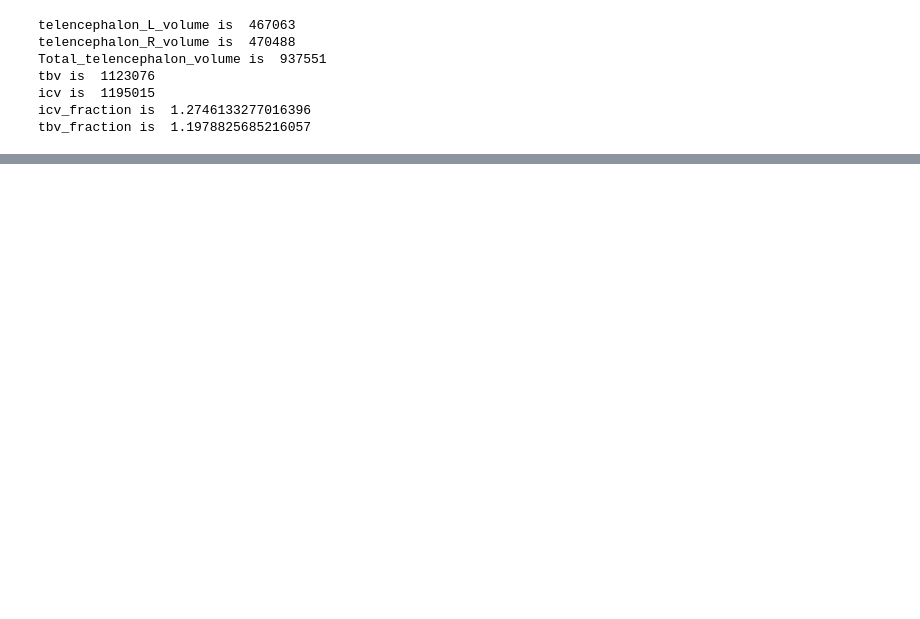
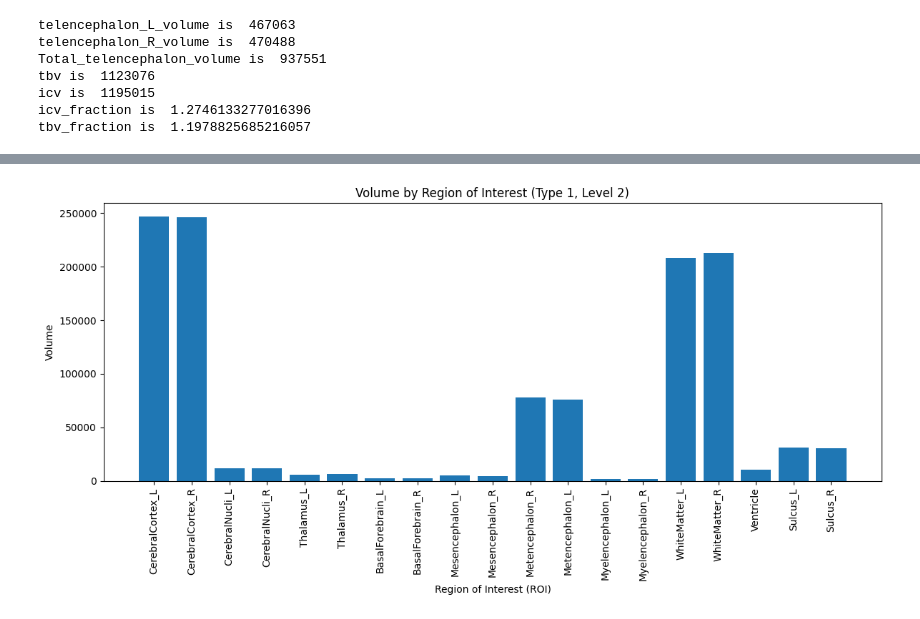
Before and after one commit to rjhanjee/my-first-repo, a Jupyter notebook: hw3.ipynb, the cells around one changed output, grey strips where cells are left out. Drawn from its saved outputs; the diff is of its cells as text; code cells hidden in the pictures; blank space fills up the shorter version.

```diff
--- a/hw3.ipynb
+++ b/hw3.ipynb
@@ -35,0 +62,24 @@ tbv_fraction is  1.1978825685216057
+# %%
+import pandas as pd
+import numpy as np
+import matplotlib.pyplot as plt # Import matplotlib.pyplot
+url = "https://raw.githubusercontent.com/smart-stats/ds4bio_book/main/book/assetts/kirby21AllLevels.csv"
+kirb21_df = pd.read_csv(url)
+
+kirby906a_ax_df = kirb21_df[kirb21_df['rawid'] == 'kirby906a_ax.img']
+kirby906a_ax_df = kirby906a_ax_df.drop(['Unnamed: 0', 'rawid', 'min', 'max', 'mean', 'std','icv','tbv','id'], axis = 1)
+
+kirby906a_ax_df = kirby906a_ax_df.loc[(kirby906a_ax_df['type'] == 1) & (kirby906a_ax_df['level'] == 2)].copy()
+
+
+# Use matplotlib to create the bar plot
+plt.figure(figsize=(12, 6)) # Optional: Adjust figure size
+plt.bar(x=kirby906a_ax_df['roi'], height=kirby906a_ax_df['volume'])
+plt.xticks(rotation=90) # Optional: Rotate x-axis labels for better readability
+plt.xlabel('Region of Interest (ROI)')
+plt.ylabel('Volume')
+plt.title('Volume by Region of Interest (Type 1, Level 2)')
+plt.tight_layout() # Optional: Adjust layout to prevent labels overlapping
+plt.show()
+# %% [output]
+[figure, added]
```
Also changed, not shown: parts of 4 cells of this notebook.
